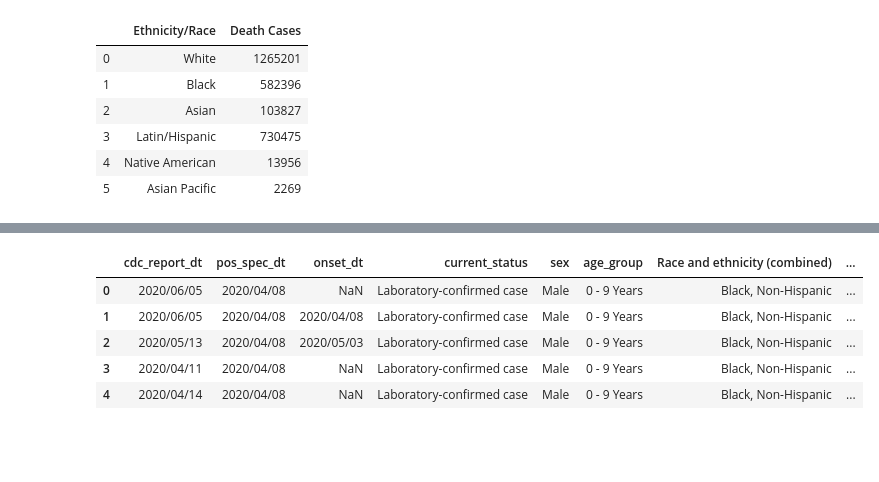
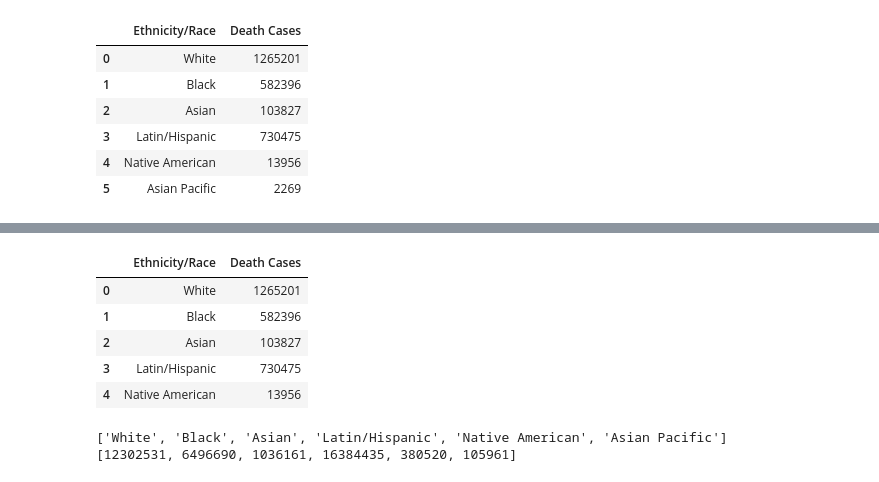
Before and after one commit to allychau/medaquad, a Jupyter notebook: Ethnicity_Race_US/code/ethnicity_race.ipynb, the cells around one changed output, grey strips where cells are left out. Saved outputs shown, nothing was run; the diff lists cells and outputs as text; code cells hidden in the pictures; blank space fills up the shorter version.

```diff
--- a/Ethnicity_Race_US/code/ethnicity_race.ipynb
+++ b/Ethnicity_Race_US/code/ethnicity_race.ipynb
@@ -321,9 +246,9 @@ covid_tracker_df.head(5)
 # %%
-covid_cdc_df.head()
+ethn_death_summary.head()
 # %% [output]
-|  | cdc_report_dt | pos_spec_dt | onset_dt | current_status | sex | age_group | Race and ethnicity (combined) | ... |
-| 0 | 2020/06/05 | 2020/04/08 | NaN | Laboratory-confirmed case | Male | 0 - 9 Years | Black, Non-Hispanic | ... |
-| 1 | 2020/06/05 | 2020/04/08 | 2020/04/08 | Laboratory-confirmed case | Male | 0 - 9 Years | Black, Non-Hispanic | ... |
-| 2 | 2020/05/13 | 2020/04/08 | 2020/05/03 | Laboratory-confirmed case | Male | 0 - 9 Years | Black, Non-Hispanic | ... |
-| 3 | 2020/04/11 | 2020/04/08 | NaN | Laboratory-confirmed case | Male | 0 - 9 Years | Black, Non-Hispanic | ... |
-| 4 | 2020/04/14 | 2020/04/08 | NaN | Laboratory-confirmed case | Male | 0 - 9 Years | Black, Non-Hispanic | ... |
+|  | Ethnicity/Race | Death Cases |
+| 0 | White | 1265201 |
+| 1 | Black | 582396 |
+| 2 | Asian | 103827 |
+| 3 | Latin/Hispanic | 730475 |
+| 4 | Native American | 13956 |
@@ -329,0 +260,6 @@ covid_cdc_df.head()
+# %%
+print(race_list)
+print(tot_cases_list)
+# %% [output]
+['White', 'Black', 'Asian', 'Latin/Hispanic', 'Native American', 'Asian Pacific']
+[12302531, 6496690, 1036161, 16384435, 380520, 105961]
```
Also changed, not shown: parts of 18 cells of this notebook.
